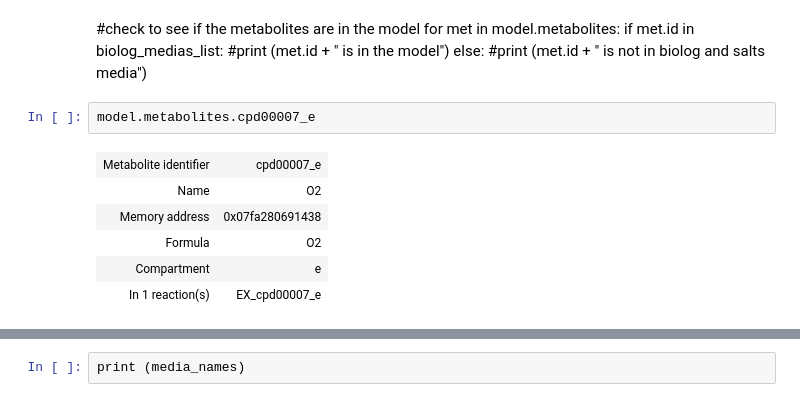
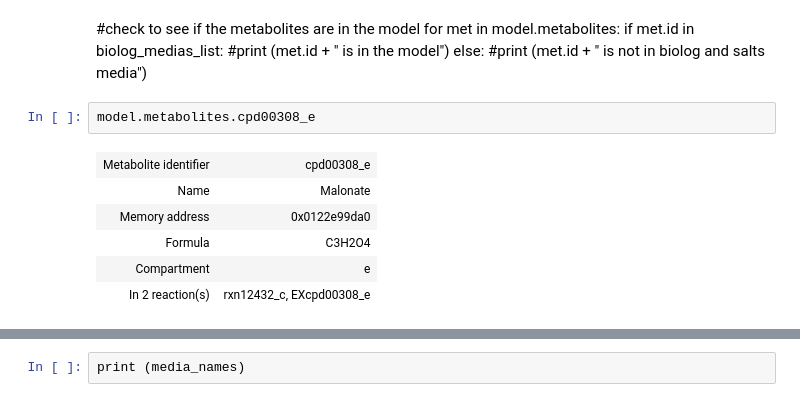
Before and after one commit to gregmedlock/psy_recon, a Jupyter notebook: bin/carbon_predictions.ipynb, the cells around one changed output, grey strips where cells are left out. Saved outputs shown, nothing was run; the diff lists cells and outputs as text.

```diff
--- a/bin/carbon_predictions.ipynb
+++ b/bin/carbon_predictions.ipynb
@@ -104,14 +121,14 @@ for met in model.metabolites:
     else:
         #print (met.id + " is not in biolog and salts media")
 # %%
-model.metabolites.cpd00007_e
+model.metabolites.cpd00308_e
 # %% [output]
-| Metabolite identifier | cpd00007_e |
-| Name | O2 |
-| Memory address | 0x07fa280691438 |
-| Formula | O2 |
+| Metabolite identifier | cpd00308_e |
+| Name | Malonate |
+| Memory address | 0x0122e99da0 |
+| Formula | C3H2O4 |
 | Compartment | e |
-| In 1 reaction(s) | EX_cpd00007_e |
+| In 2 reaction(s) | rxn12432_c, EXcpd00308_e |
 # %%
 #I now have a dictionary that has: a key identifying the carbon source and a value that contains the carbon source and all the biolog salts
 #now I want to iterate over the dictionary values(which are lists) and use them as the model medium
```
Also changed, not shown: parts of 2 cells of this notebook.
